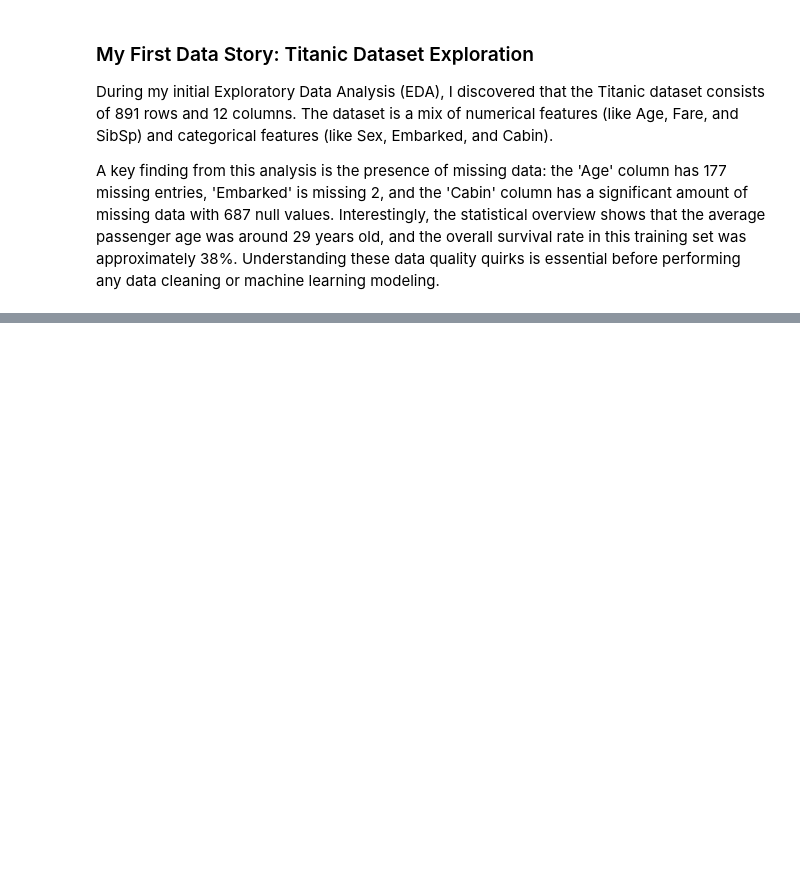
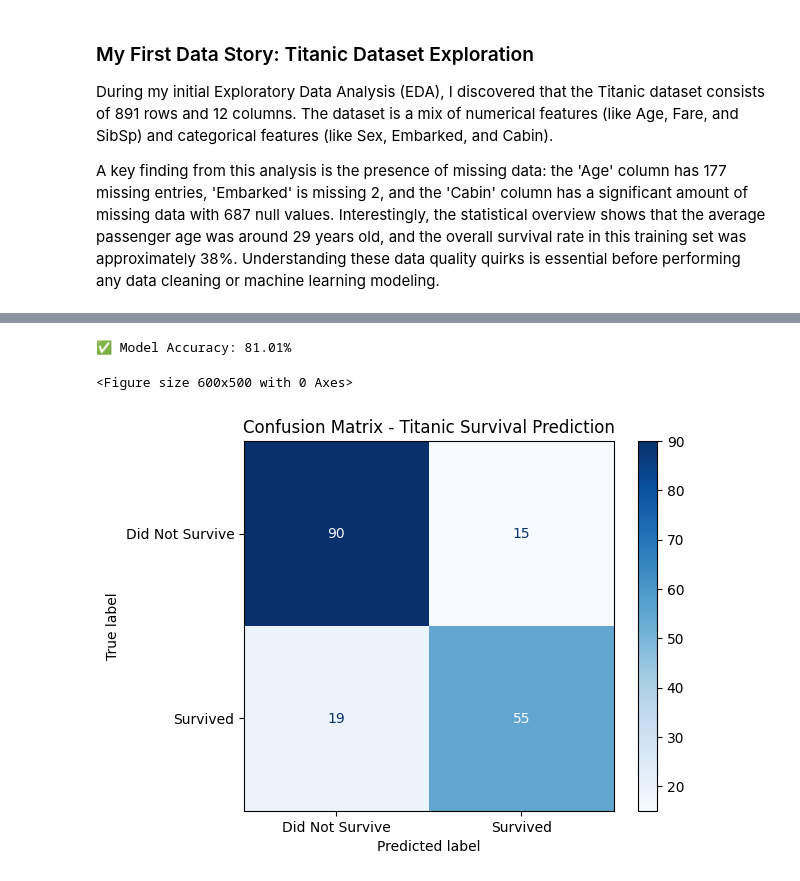
Before and after one commit to mehakknasirr/neurofive-ml-track, a Jupyter notebook: titanic_exploratory_data_analysis.ipynb, the cells around one changed output, grey strips where cells are left out. Saved outputs shown, nothing was run; the diff lists cells and outputs as text; code cells hidden in the pictures; blank space fills up the shorter version.

```diff
--- a/titanic_exploratory_data_analysis.ipynb
+++ b/titanic_exploratory_data_analysis.ipynb
@@ -59,15 +59,3 @@ Categorical Columns (Text/Labels): ['Name', 'Sex', 'Ticket', 'Cabin', 'Embarked'
 During my initial Exploratory Data Analysis (EDA), I discovered that the Titanic dataset consists of 891 rows and 12 columns. The dataset is a mix of numerical features (like Age, Fare, and SibSp) and categorical features (like Sex, Embarked, and Cabin).
 
 A key finding from this analysis is the presence of missing data: the 'Age' column has 177 missing entries, 'Embarked' is missing 2, and the 'Cabin' column has a significant amount of missing data with 687 null values. Interestingly, the statistical overview shows that the average passenger age was around 29 years old, and the overall survival rate in this training set was approximately 38%. Understanding these data quality quirks is essential before performing any data cleaning or machine learning modeling.
-# %%
-import matplotlib.pyplot as plt
-import seaborn as sns
-
-df['Age'].fillna(df['Age'].median(), inplace=True)
-
-df['Embarked'].fillna(df['Embarked'].mode()[0], inplace=True)
-
-df['Cabin'].fillna('Unknown', inplace=True)
-
-print("Remaining Missing Values:")
-print(df.isnull().sum())
@@ -106,0 +87,44 @@ For example, when doing 'df[col].method(value, inplace=True)', try using 'df.met
+# %%
+ import pandas as pd
+import matplotlib.pyplot as plt
+from sklearn.model_selection import train_test_split
+from sklearn.linear_model import LogisticRegression
+from sklearn.metrics import accuracy_score, confusion_matrix, ConfusionMatrixDisplay
+
+# 1. Missing values ko handle karte hain (Model ke liye zaroori hai)
+df['Age'] = df['Age'].fillna(df['Age'].median())
+df['Embarked'] = df['Embarked'].fillna(df['Embarked'].mode()[0])
+df['Fare'] = df['Fare'].fillna(df['Fare'].median())
+
+# 2. Categorical columns encoding ("Sex" & "Embarked")
+df_encoded = pd.get_dummies(df, columns=['Sex', 'Embarked'], drop_first=True)
+
+# 3. Features (X) aur Target (y) select karte hain
+features = ['Pclass', 'Age', 'SibSp', 'Parch', 'Fare', 'Sex_male', 'Embarked_Q', 'Embarked_S']
+X = df_encoded[features]
+y = df_encoded['Survived']
+
+# 4. Train-Test Split (80% Train, 20% Test)
+X_train, X_test, y_train, y_test = train_test_split(X, y, test_size=0.2, random_state=42)
+
+# 5. Logistic Regression Model Train karte hain
+model = LogisticRegression(max_iter=1000)
+model.fit(X_train, y_train)
+
+# 6. Accuracy Score Output
+y_pred = model.predict(X_test)
+accuracy = accuracy_score(y_test, y_pred)
+print(f"✅ Model Accuracy: {accuracy * 100:.2f}%\n")
+
+# 7. Confusion Matrix Plot
+cm = confusion_matrix(y_test, y_pred)
+disp = ConfusionMatrixDisplay(confusion_matrix=cm, display_labels=['Did Not Survive', 'Survived'])
+
+plt.figure(figsize=(6, 5))
+disp.plot(cmap='Blues', values_format='d')
+plt.title('Confusion Matrix - Titanic Survival Prediction')
+plt.show()
+# %% [output]
+✅ Model Accuracy: 81.01%
+<Figure size 600x500 with 0 Axes>
+[figure, added]
```
Also changed, not shown: parts of 4 cells of this notebook.
